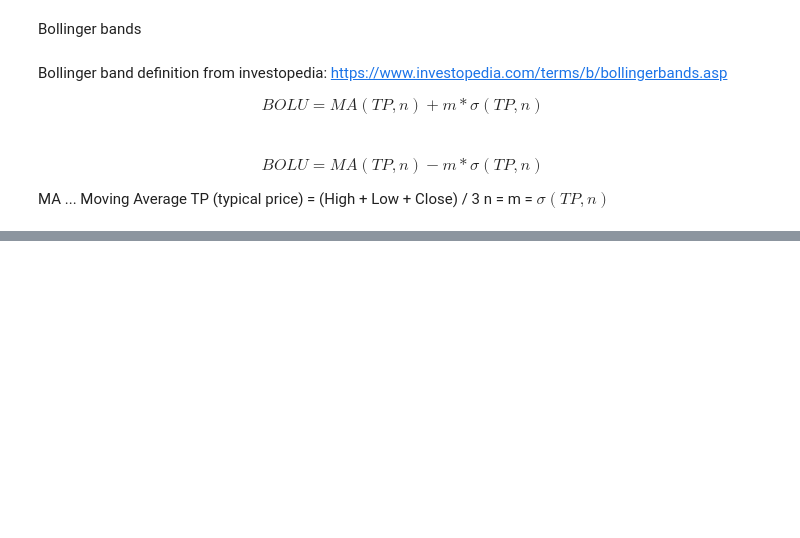
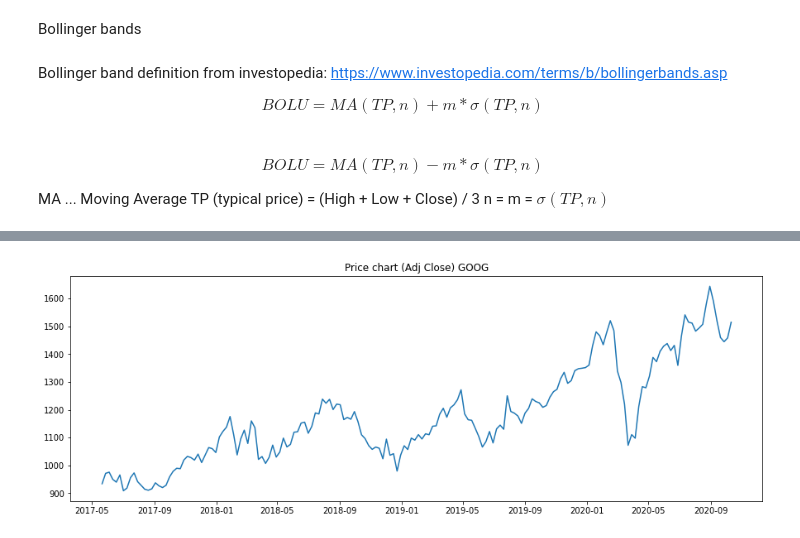
Before and after one commit to tristcoil/technical_indicators, a Jupyter notebook: Bollinger Bands.ipynb, the cells around one changed output, grey strips where cells are left out. Cells and saved outputs as stored; diff of their text form; code cells hidden in the pictures; blank space fills up the shorter version.

Commit message:
added basic version of detecting signals

```diff
--- a/Bollinger Bands.ipynb
+++ b/Bollinger Bands.ipynb
@@ -168,0 +189,85 @@ plt.show()
+# %%
+#trading signals:
+# rewrite as needed
+# partially modified from youtube
+# https://www.youtube.com/watch?v=gEIw2iUlFYc&ab_channel=ComputerScience
+# still needs some modifications, but at least it is giving signals
+
+period=20
+new_df = df[period-1:].copy()
+new_df = new_df.reset_index()
+print(new_df)
+
+
+def get_signal(data):
+
+    buy_signal = []
+    sell_signal = []
+
+    print(len(data['Close']))
+    print(data['Close'][19])
+
+
+    for i in range(len(data['Close'])):
+        #if data['Close'][i] > data['BU'][i]: # sell signal    daily
+        if data['High'][i] > data['BU'][i]: # sell signal     weekly
+            buy_signal.append(np.nan)
+            sell_signal.append(data['Close'][i])
+        #elif data['Close'][i] < data['BL'][i]:  # buy signal   daily
+        elif data['Low'][i] < data['BL'][i]:  # buy signal    weekly
+            buy_signal.append(data['Close'][i])
+            sell_signal.append(np.nan)
+        else:
+            buy_signal.append(np.nan)
+            sell_signal.append(np.nan)
+
+
+    print(buy_signal)
+
+
+    #returns touple
+    return (buy_signal, sell_signal)
+
+#print(new_df)
+
+
+print(get_signal(new_df)[0])
+
+
+new_df['Buy'] = get_signal(new_df)[0]
+new_df['Sell'] = get_signal(new_df)[1]
+
+
+print(new_df)
+
+
+
+
+
+# plot price
+plt.figure(figsize=(15,5))
+plt.plot(new_df['Date'], new_df['Adj Close'])
+plt.title('Price chart (Adj Close) ' + str(ticker))
+plt.show()
+
+
+# plot correspondingRSI values and significant levels
+plt.figure(figsize=(15,5))
+plt.title('BB chart ' + str(ticker))
+plt.plot(new_df['Date'], new_df['Adj Close'], label='Adj Close')
+
+plt.plot(new_df['Date'], new_df['High'], label='High')
+plt.plot(new_df['Date'], new_df['Low'], label='Low')
+
+plt.plot(new_df['Date'], new_df['BU'], label='B_Upper')
+plt.plot(new_df['Date'], new_df['BL'], label='B_Lower')
+plt.plot(new_df['Date'], new_df['B_MA'], label='B_SMA')
+plt.fill_between(new_df['Date'], new_df['BU'], new_df['BL'], color='grey', alpha=0.1)
+
+plt.scatter(new_df['Date'], new_df['Buy'], label='Buy', marker='^')
+plt.scatter(new_df['Date'], new_df['Sell'], label='Sell', marker='v')
+
+plt.legend()
+
+plt.show()
+# %% [output]
@@ -168,0 +291 @@ plt.show()
+[figure, added]
```
Also changed, not shown: parts of 7 cells of this notebook.
